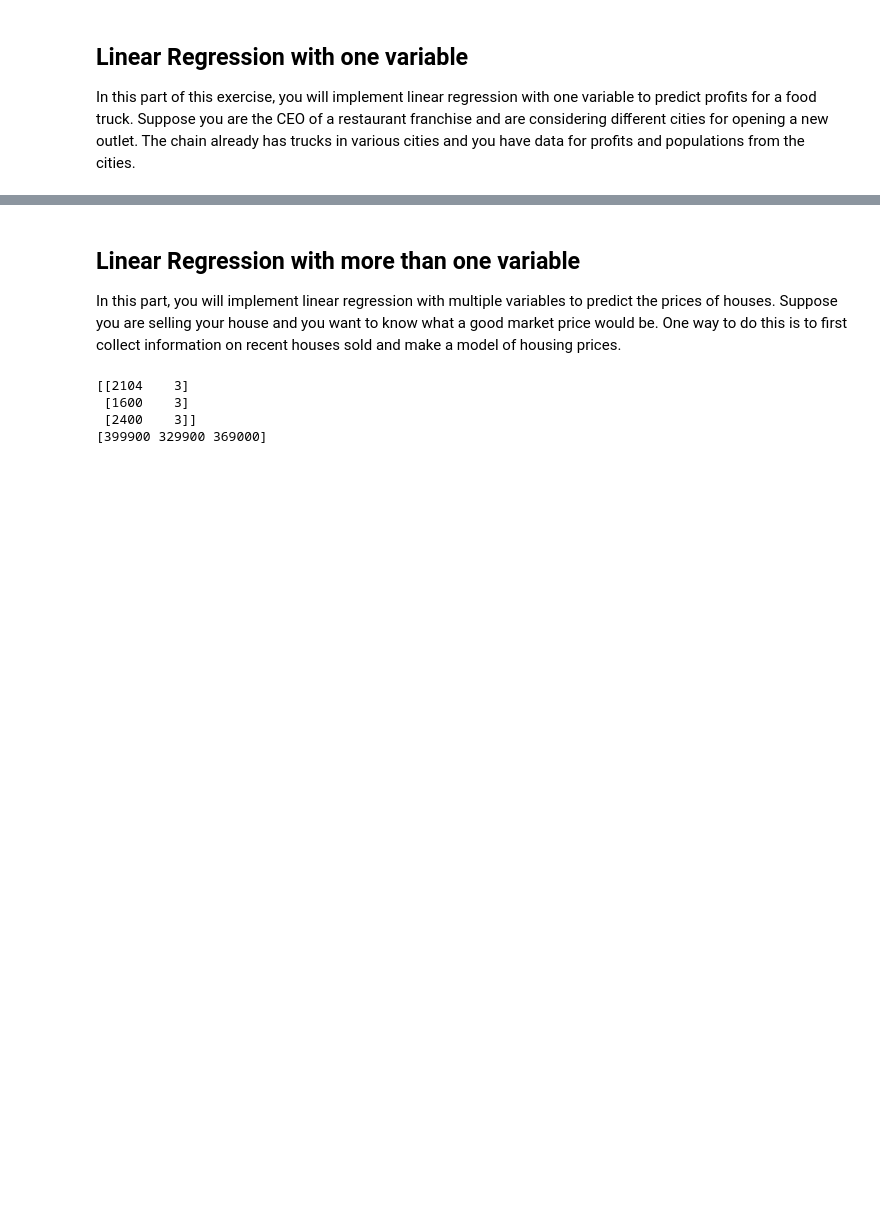
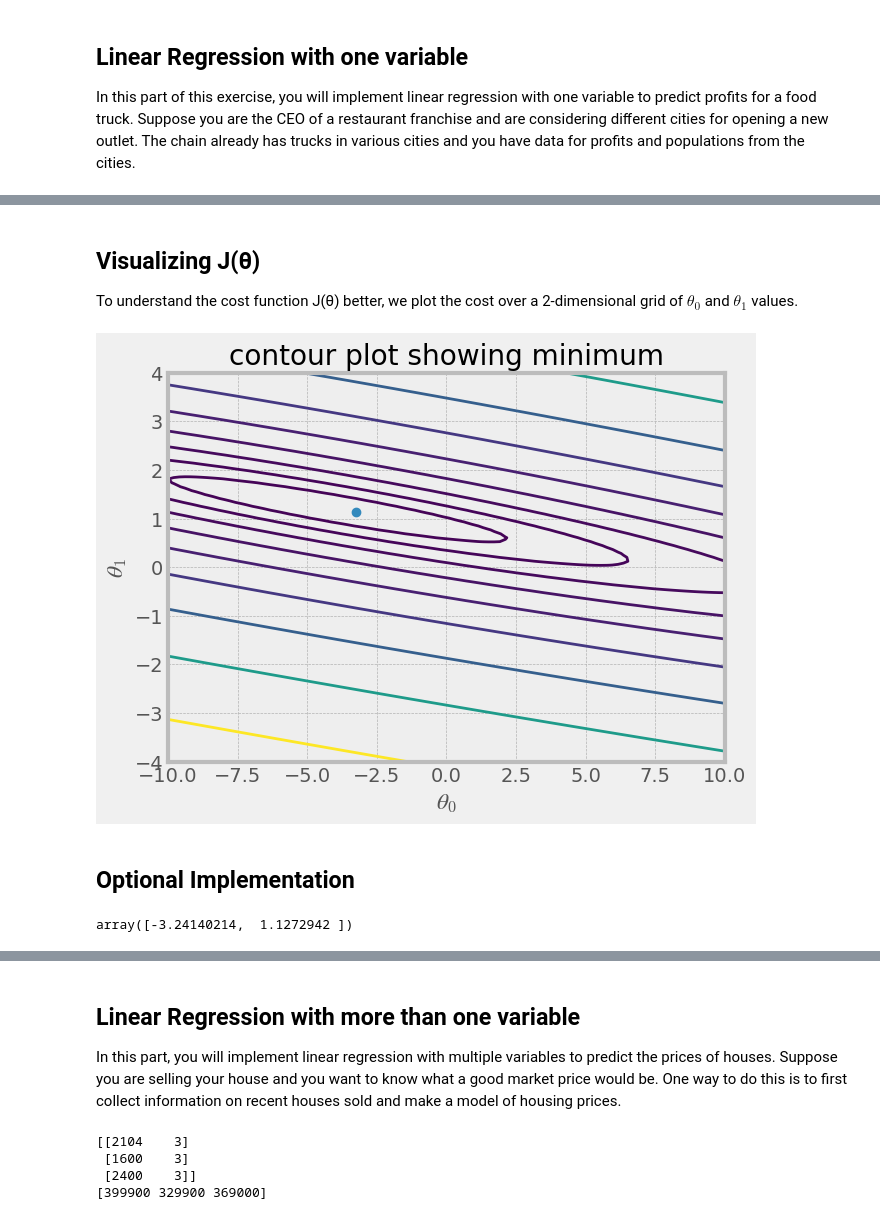
Before and after one commit to samisaf/Learning-AI, a Jupyter notebook: Coursera - Octave Machine Learning/01 Linear Regression.ipynb, the cells around one changed output, grey strips where cells are left out. Drawn from its saved outputs; the diff is of its cells as text; code cells hidden in the pictures; blank space fills up the shorter version.

```diff
--- a/Coursera - Octave Machine Learning/01 Linear Regression.ipynb
+++ b/Coursera - Octave Machine Learning/01 Linear Regression.ipynb
@@ -150,0 +90,4 @@ print(y1[0:3])
+# %%
+theta0 = np.array([0, 0])
+iterations = 1500
+alpha = 0.01
@@ -150,0 +118,3 @@ print(y1[0:3])
+# %%
+j, j_dot = computeCost(X1, y1)
+j((theta0))
@@ -150,0 +177,34 @@ print(y1[0:3])
+# %% [markdown]
+## Visualizing J(θ)
+To understand the cost function J(θ) better, we plot the cost over a 2-dimensional grid of $θ_0$ and $θ_1$ values.
+# %%
+theta0 = np.linspace(-10, 10, 100)
+theta1 = np.linspace(-4, 4, 100)
+J_vals = np.zeros((len(theta0), len(theta1)))
+
+J, Jdot = computeCost(X1, y1)
+for i in range(len(theta0)):
+    for j in range(len(theta1)):
+        J_vals[j, i] = J(np.array([theta0[i], theta1[j]]))
+
+trough = gradientDescent(X1, y1)['theta']
+plt.plot(trough[0], trough[1], marker='o')
+
+plt.contour(theta0, theta1, J_vals, levels=np.logspace(-2, 3, 20))
+plt.xlabel('$θ_0$')
+plt.ylabel('$θ_1$')
+plt.title("contour plot showing minimum")
+plt.show()
+# %% [output]
+[figure, added]
+# %% [markdown]
+## Optional Implementation
+# %%
+def linear_reg1(X, y, theta0=None, learning_rate=0.01, iterations=1000):
+    """Our home made gradient descent"""
+    fit = gradientDescent(X, y, theta0, learning_rate, iterations)
+    return fit['theta']
+
+linear_reg1(X1, y1)
+# %% [output]
+array([-3.24140214,  1.1272942 ])
```
Also changed, not shown: parts of 42 cells of this notebook, 2 other files.
